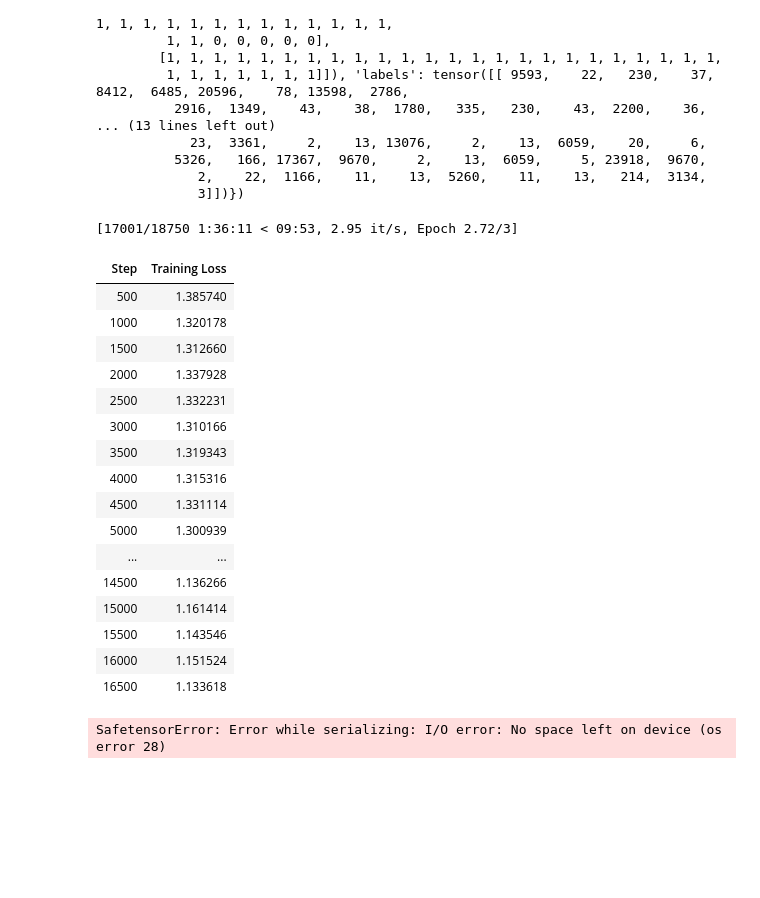
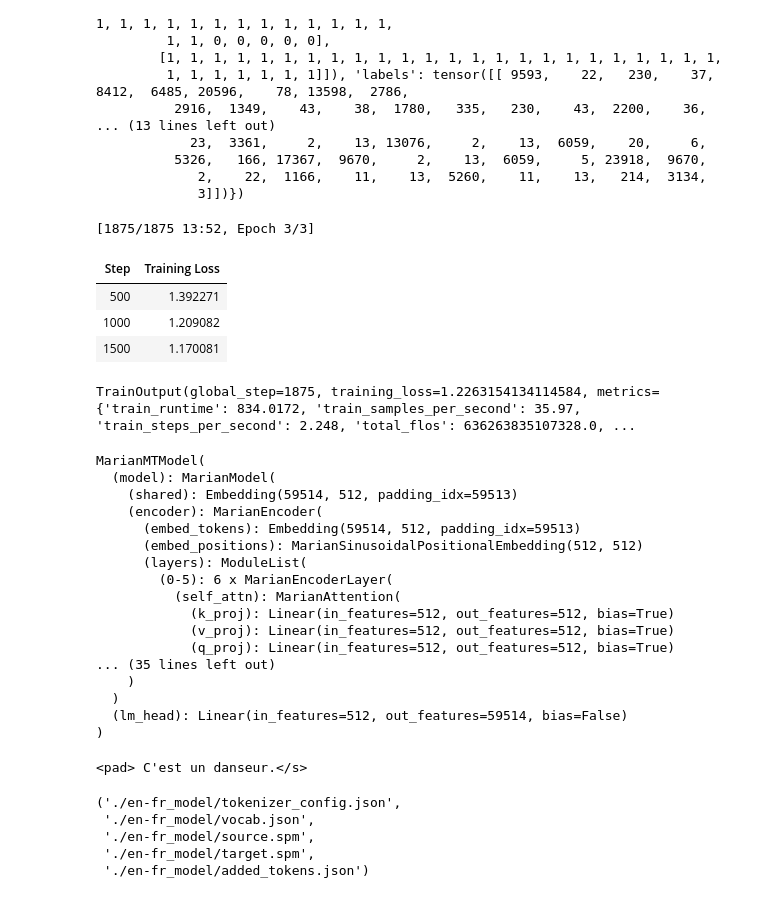
Before and after one commit to swayam279/AppStoneLab-AI-Intern, a Jupyter notebook: NLP/Translation_Fine_Tune.ipynb, the cells around one changed output. Cells and saved outputs as stored; diff of their text form; code cells hidden in the pictures; blank space fills up the shorter version.

```diff
--- a/NLP/Translation_Fine_Tune.ipynb
+++ b/NLP/Translation_Fine_Tune.ipynb
@@ -97,44 +114,69 @@ metric = evaluate.load("sacrebleu")
 # %%
 args= Seq2SeqTrainingArguments(
     "test-translation",
     # evaluation_strategy="epoch",
     learning_rate=2e-5,
     per_device_train_batch_size=16,
     per_device_eval_batch_size=32,
     weight_decay=0.01,
     # save_total_limit=3,
     num_train_epochs=3,
     predict_with_generate=True,
     push_to_hub=False,
 )
 
 trainer= Seq2SeqTrainer(
     model,
     args,
     train_dataset=tokenized_datasets["train"],
     eval_dataset=tokenized_datasets["test"],
     data_collator=data_collator,
     # tokenizer= tokenizer,
-    compute_metrics=metric.compute
+    # compute_metrics=metric.compute
 )
 trainer.train()
 # %% [output]
-[17001/18750 1:36:11 < 09:53, 2.95 it/s, Epoch 2.72/3]
+[1875/1875 13:52, Epoch 3/3]
 | Step | Training Loss |
-| 500 | 1.385740 |
-| 1000 | 1.320178 |
-| 1500 | 1.312660 |
-| 2000 | 1.337928 |
-| 2500 | 1.332231 |
-| 3000 | 1.310166 |
-| 3500 | 1.319343 |
-| 4000 | 1.315316 |
-| 4500 | 1.331114 |
-| 5000 | 1.300939 |
-| ... | ... |
-| 14500 | 1.136266 |
-| 15000 | 1.161414 |
-| 15500 | 1.143546 |
-| 16000 | 1.151524 |
-| 16500 | 1.133618 |
+| 500 | 1.392271 |
+| 1000 | 1.209082 |
+| 1500 | 1.170081 |
-SafetensorError: Error while serializing: I/O error: No space left on device (os error 28)
+TrainOutput(global_step=1875, training_loss=1.2263154134114584, metrics={'train_runtime': 834.0172, 'train_samples_per_second': 35.97, 'train_steps_per_second': 2.248, 'total_flos': 636263835107328.0, ...
+# %%
+device= torch.device("cuda" if torch.cuda.is_available() else "cpu")
+model.to(device)
+model.eval()
+# %% [output]
+MarianMTModel(
+  (model): MarianModel(
+    (shared): Embedding(59514, 512, padding_idx=59513)
+    (encoder): MarianEncoder(
+      (embed_tokens): Embedding(59514, 512, padding_idx=59513)
+      (embed_positions): MarianSinusoidalPositionalEmbedding(512, 512)
+      (layers): ModuleList(
+        (0-5): 6 x MarianEncoderLayer(
+          (self_attn): MarianAttention(
+            (k_proj): Linear(in_features=512, out_features=512, bias=True)
+            (v_proj): Linear(in_features=512, out_features=512, bias=True)
+            (q_proj): Linear(in_features=512, out_features=512, bias=True)
+... (35 lines left out)
+    )
+  )
+  (lm_head): Linear(in_features=512, out_features=59514, bias=False)
+)
+# %%
+text="He is a dancer."
+inputs= tokenizer(text, return_tensors="pt").to(device)
+outputs= model.generate(**inputs).to(device)
+print(tokenizer.decode(outputs[0]))
+# %% [output]
+<pad> C'est un danseur.</s>
+# %%
+model.save_pretrained("./en-fr_model")
+tokenizer.save_pretrained("./en-fr_model")
+# %% [output]
+('./en-fr_model/tokenizer_config.json',
+ './en-fr_model/vocab.json',
+ './en-fr_model/source.spm',
+ './en-fr_model/target.spm',
+ './en-fr_model/added_tokens.json')
```
Also changed, not shown: parts of 5 cells of this notebook, 1 other file.
